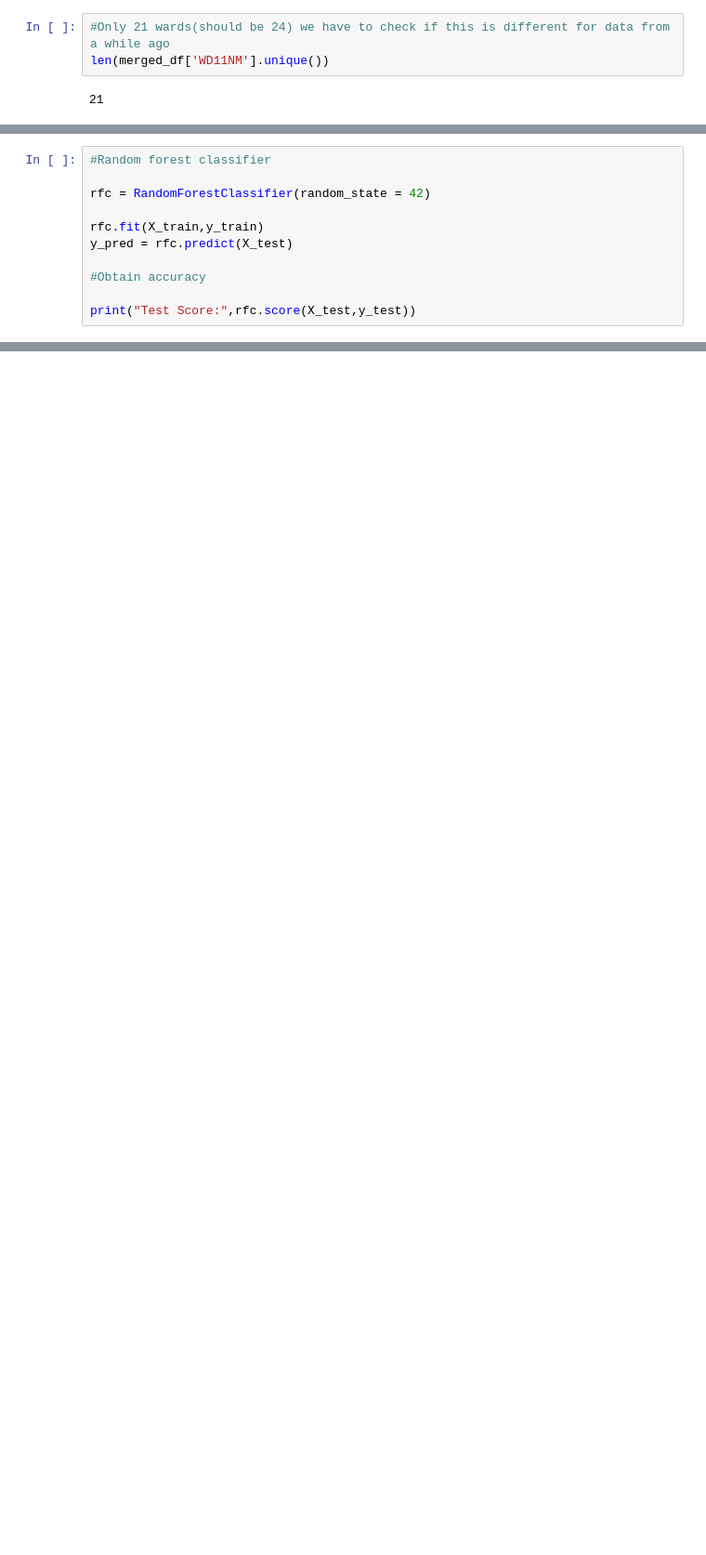
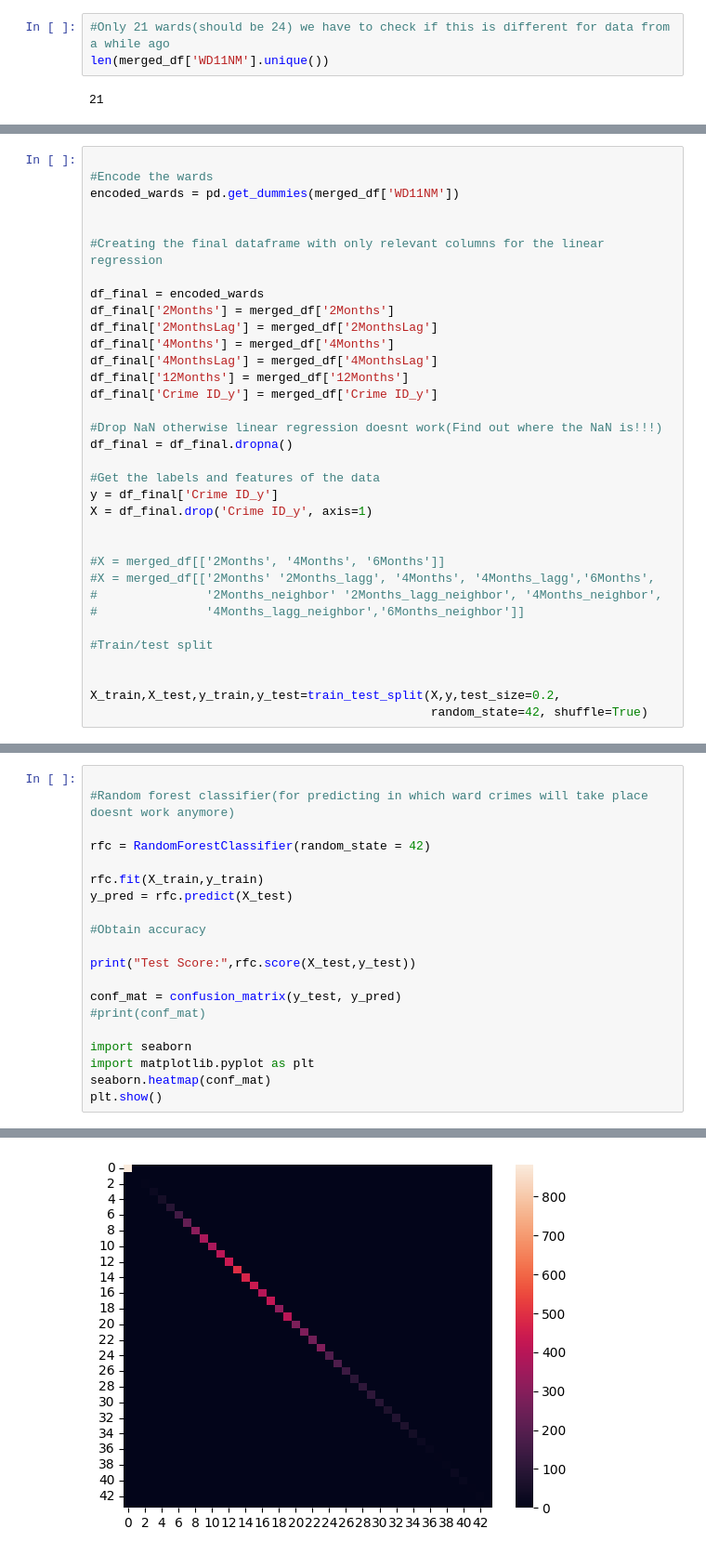
Before and after one commit to Shapkofil/dc20-g22, a Jupyter notebook: CrimesInWards.ipynb, the cells around one changed output, grey strips where cells are left out. Shown: that part at 93% size. Saved outputs shown, nothing was run; the diff lists cells and outputs as text; blank space fills up the shorter version.

```diff
--- a/CrimesInWards.ipynb
+++ b/CrimesInWards.ipynb
@@ -79,0 +85,34 @@ X_train,X_test,y_train,y_test=train_test_split(X,y,test_size=0.2,
+# %%
+
+#Encode the wards
+encoded_wards = pd.get_dummies(merged_df['WD11NM'])
+
+
+#Creating the final dataframe with only relevant columns for the linear regression
+
+df_final = encoded_wards
+df_final['2Months'] = merged_df['2Months']
+df_final['2MonthsLag'] = merged_df['2MonthsLag']
+df_final['4Months'] = merged_df['4Months']
+df_final['4MonthsLag'] = merged_df['4MonthsLag']
+df_final['12Months'] = merged_df['12Months']
+df_final['Crime ID_y'] = merged_df['Crime ID_y']
+
+#Drop NaN otherwise linear regression doesnt work(Find out where the NaN is!!!)
+df_final = df_final.dropna()
+
+#Get the labels and features of the data
+y = df_final['Crime ID_y']
+X = df_final.drop('Crime ID_y', axis=1)
+
+
+#X = merged_df[['2Months', '4Months', '6Months']]
+#X = merged_df[['2Months' '2Months_lagg', '4Months', '4Months_lagg','6Months',
+#               '2Months_neighbor' '2Months_lagg_neighbor', '4Months_neighbor',
+#               '4Months_lagg_neighbor','6Months_neighbor']]
+
+#Train/test split
+
+
+X_train,X_test,y_train,y_test=train_test_split(X,y,test_size=0.2,
+                                               random_state=42, shuffle=True)
@@ -80,5 +144,6 @@ X_train,X_test,y_train,y_test=train_test_split(X,y,test_size=0.2,
 # %%
-#Random forest classifier
+
+#Random forest classifier(for predicting in which ward crimes will take place doesnt work anymore)
 
 rfc = RandomForestClassifier(random_state = 42)
 
@@ -88,4 +153,12 @@ y_pred = rfc.predict(X_test)
 #Obtain accuracy
 
 print("Test Score:",rfc.score(X_test,y_test))
+
+conf_mat = confusion_matrix(y_test, y_pred)
+#print(conf_mat)
+
+import seaborn
+import matplotlib.pyplot as plt
+seaborn.heatmap(conf_mat)
+plt.show()
 # %% [output]
@@ -92,0 +166 @@ ValueError: could not convert string to float: 'West Finchley'
+[figure, added]
```
Also changed, not shown: parts of 8 cells of this notebook.
